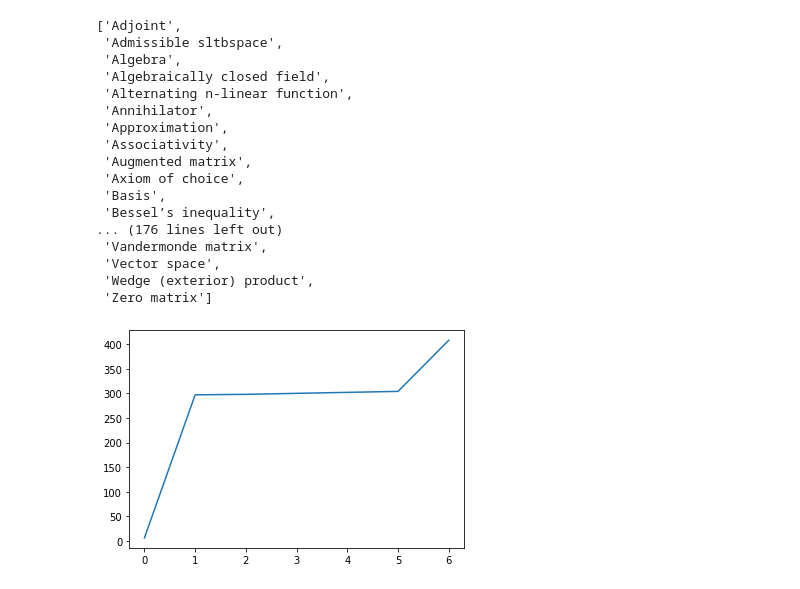
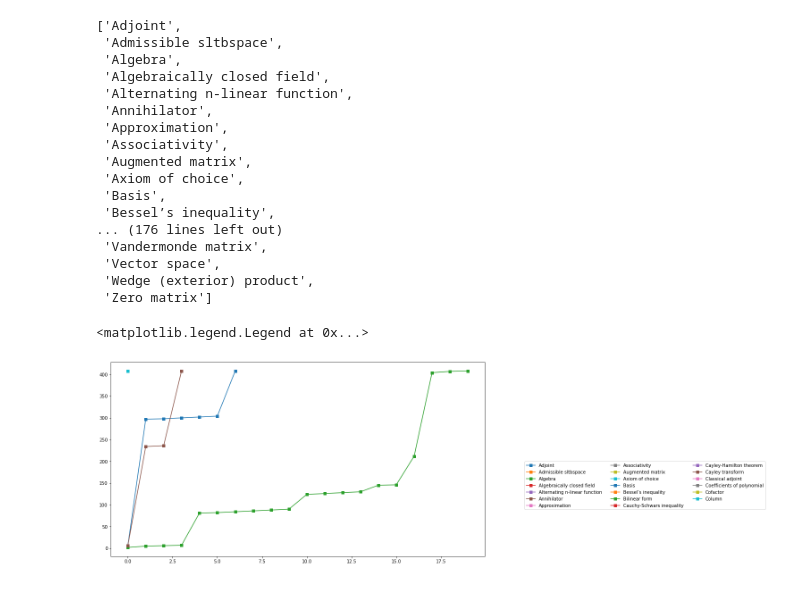
Before and after one commit to chowdhary-sandeep/learnability-of-science, a Jupyter notebook: read_pdf.ipynb, the cells around one changed output. Cells and saved outputs as stored; diff of their text form; code cells hidden in the pictures.

Commit message:
concept frequency plot

```diff
--- a/read_pdf.ipynb
+++ b/read_pdf.ipynb
@@ -173,12 +173,18 @@ node_list
  'Wedge (exterior) product',
  'Zero matrix']
 # %%
-for node in node_list[:20]:
-    page_list = []
-    for x in range(415):
-        text_=file.pages[x].extract_text()
+page_list = [[] for i in range(20)]
+for x in range(415):
+    text_=file.pages[x].extract_text()
+    for i,node in enumerate(node_list[:20]):
         if node in text_:
-            page_list.append(x)
-    plt.plot(page_list)
+            page_list[i].append(x)
-# %% [output]
-[figure, removed]
+# %%
+fig,ax = plt.subplots(1,1,figsize=(15,8))
+
+for i,node in enumerate(node_list[:20]):
+    ax.plot(page_list[i],marker='s',label=node)
+ax.legend(ncol=3,bbox_to_anchor=(1.1,0.5))
+# %% [output]
+<matplotlib.legend.Legend at 0x...>
+[figure, added]
```
